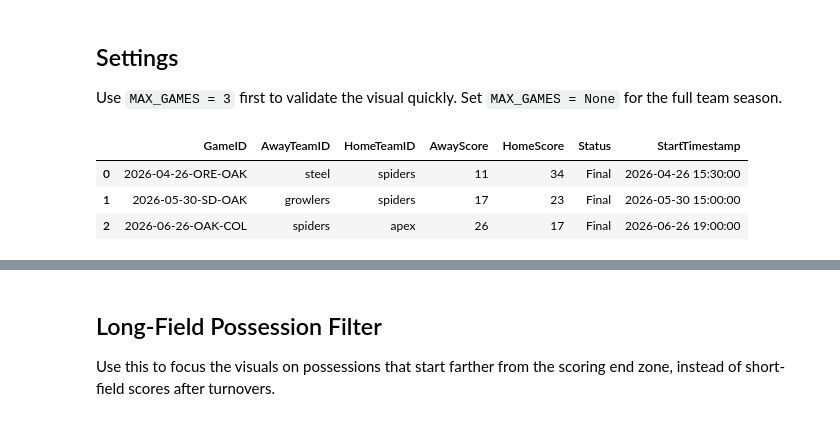
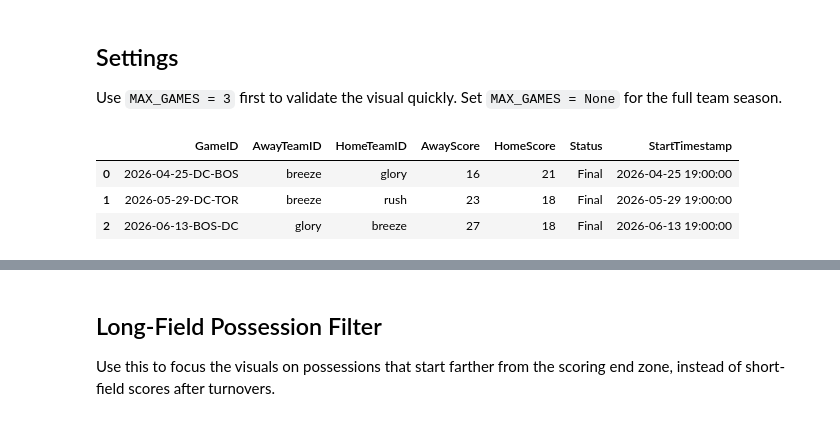
Before and after one commit to Tttaussig33/frisbee-analytics, a Jupyter notebook: notebooks/06_shownspace_path_visuals.ipynb, the cells around one changed output, grey strips where cells are left out. Drawn from its saved outputs; the diff is of its cells as text; code cells hidden in the pictures.

```diff
--- a/notebooks/06_shownspace_path_visuals.ipynb
+++ b/notebooks/06_shownspace_path_visuals.ipynb
@@ -37,43 +37,43 @@ from ufa import (
 Use `MAX_GAMES = 3` first to validate the visual quickly. Set `MAX_GAMES = None` for the full team season.
 # %%
 SEASON = 2026
-TEAM_ID = "spiders"
+TEAM_ID = "breeze"
 MAX_GAMES = 3
 SAMPLE_GAMES_RANDOMLY = True
 RANDOM_STATE = 7
 UNIQUE_REPRESENTATIVE_GAMES = True
 PULL_RECEIVE_SCORES_ONLY = True
 LONG_FIELD_ONLY = True
 MAX_START_Y = 45
 MIN_FIELD_PROGRESS = 50
 EXCLUDE_HUCKS_FROM_TOP_PATHS = True
 
 all_games = fetch_shownspace_games(season=SEASON, final_only=True)
 team_games = all_games[
     all_games["HomeTeamID"].str.lower().eq(TEAM_ID.lower())
     | all_games["AwayTeamID"].str.lower().eq(TEAM_ID.lower())
 ].reset_index(drop=True)
 
 if MAX_GAMES is None:
     games = team_games.copy()
 elif SAMPLE_GAMES_RANDOMLY:
     games = (
         team_games
         .sample(n=min(MAX_GAMES, len(team_games)), random_state=RANDOM_STATE)
         .sort_values("StartTimestamp")
         .reset_index(drop=True)
     )
 else:
     games = team_games.head(MAX_GAMES).copy()
 
 throws = fetch_shownspace_throws_for_games(games["GameID"].tolist(), delay=0.15)
 
 games[["GameID", "AwayTeamID", "HomeTeamID", "AwayScore", "HomeScore", "Status", "StartTimestamp"]]
 # %% [output]
 |  | GameID | AwayTeamID | HomeTeamID | AwayScore | HomeScore | Status | StartTimestamp |
-| 0 | 2026-04-26-ORE-OAK | steel | spiders | 11 | 34 | Final | 2026-04-26 15:30:00 |
-| 1 | 2026-05-30-SD-OAK | growlers | spiders | 17 | 23 | Final | 2026-05-30 15:00:00 |
-| 2 | 2026-06-26-OAK-COL | spiders | apex | 26 | 17 | Final | 2026-06-26 19:00:00 |
+| 0 | 2026-04-25-DC-BOS | breeze | glory | 16 | 21 | Final | 2026-04-25 19:00:00 |
+| 1 | 2026-05-29-DC-TOR | breeze | rush | 23 | 18 | Final | 2026-05-29 19:00:00 |
+| 2 | 2026-06-13-BOS-DC | glory | breeze | 27 | 18 | Final | 2026-06-13 19:00:00 |
 # %%
 possessions, paths = build_scoring_possessions(throws, team_id=TEAM_ID)
 
```
Also changed, not shown: parts of 5 cells of this notebook, 1 other file.
